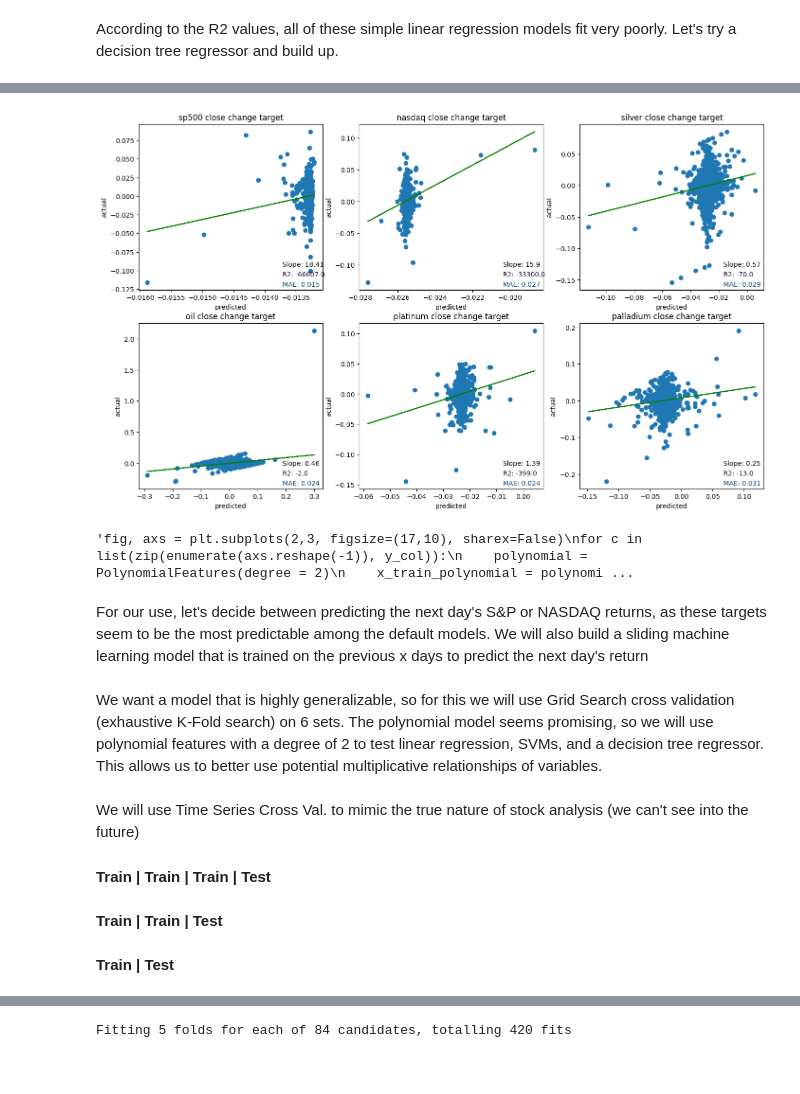
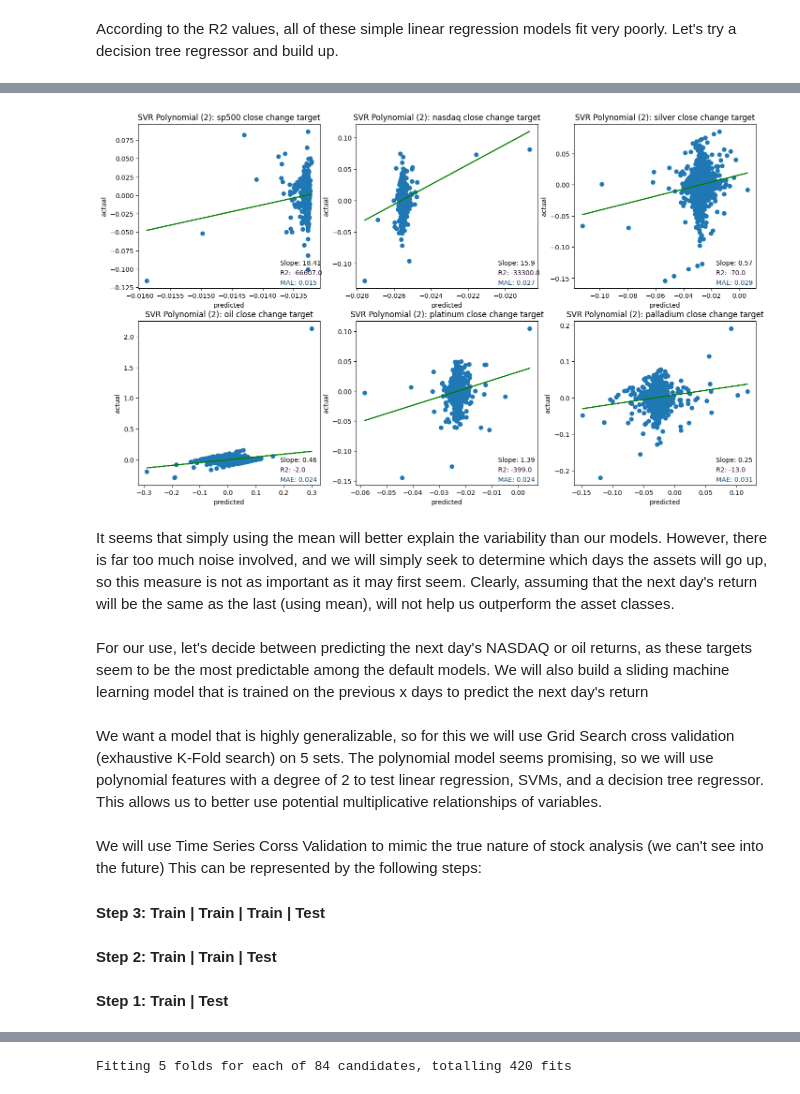
Before and after one commit to kklimov1/PriceRegressionPredictor, a Jupyter notebook: AssetAnalysisClean.ipynb, the cells around one changed output, grey strips where cells are left out. Cells and saved outputs as stored; diff of their text form; code cells hidden in the pictures.

```diff
--- a/AssetAnalysisClean.ipynb
+++ b/AssetAnalysisClean.ipynb
@@ -404,7 +409,7 @@ This is strictly for visual perposes. Even though we won't be utilizing PCA late
 # %% [markdown]
 Let's use KFold cross validation to determine which models and parameters are most promising on our training set
 # %%
-def test_model(model):
+def test_model(model, model_name):
     fig, axs = plt.subplots(2,3, figsize=(17,10), sharex=False)
     for c in list(zip(enumerate(axs.reshape(-1)), y_col)):
         i=c[0][0]
@@ -420,9 +425,9 @@ def test_model(model):
         ax.plot(y_pred, y_pred * m + b, c="green")
         ax.set_xlabel("predicted")
         ax.set_ylabel("actual")
+        ax.set_title(model_name + ": " + col)
         ax.scatter(y_pred, y_train[col])
         ax.text(x=0.78, y=0.14, s=f"Slope: {np.round(m,2)}", transform = ax.transAxes, color = 'black')
-        ax.set_title(col)
         ax.text(x=0.78, y=0.08, s=f"R2: {np.round(r2)}", transform = ax.transAxes, color = '#24042B')
         ax.text(x=0.78, y=0.02, s=f"MAE: {np.round(mae,3)}", transform = ax.transAxes, color = '#054270')
     #ax.text(x=0.71, y=0.76, s=f"MSE: {np.round(mse,3)}", transform = ax.transAxes, color = '#4E4763')
@@ -445,41 +448,17 @@ Obvious overfitting
 # %%
-test_model(svm.SVR(kernel='poly', degree=2))
+test_model(svm.SVR(kernel='poly', degree=2), "SVR Polynomial (2)")
 # %% [output]
-[figure, old version]
+[figure, new version]
-# %%
-"""fig, axs = plt.subplots(2,3, figsize=(17,10), sharex=False)
-for c in list(zip(enumerate(axs.reshape(-1)), y_col)):
-    polynomial = PolynomialFeatures(degree = 2)
-    x_train_polynomial = polynomial.fit_transform(x_train.iloc[:,1:])
-    #x_test_polynomial = polynomial.transform(x_test.iloc[:,1:])
-    i=c[0][0]
-    ax = c[0][1]
-    col = c[-1]
-    linear_model = LinearRegression()
-    linear_model.fit(x_train_polynomial, y_train[col])
-    y_pred = linear_model.predict(x_train_polynomial)
-    m, b = np.polyfit(y_pred, y_train[col], 1)
-    r2 = r2_score(y_pred, y_train[col])
-    mae = mean_absolute_error(y_pred, y_train[col])
-    mse = mean_squared_error(y_pred, y_train[col])
-    ax.plot(y_pred, y_pred * m + b, c="green")
-    ax.set_xlabel("predicted")
-    ax.set_ylabel("actual")
-    ax.scatter(y_pred, y_train[col])
-    ax.text(x=0.78, y=0.14, s=f"Slope: {np.round(m,2)}", transform = ax.transAxes, color = 'black')
-    ax.set_title(col)
-    ax.text(x=0.78, y=0.08, s=f"R2: {np.round(r2)}", transform = ax.transAxes, color = '#24042B')
-    ax.text(x=0.78, y=0.02, s=f"MAE: {np.round(mae,3)}", transform = ax.transAxes, color = '#054270')
-#ax.text(x=0.71, y=0.76, s=f"MSE: {np.round(mse,3)}", transform = ax.transAxes, color = '#4E4763')"""
-# %% [output]
-'fig, axs = plt.subplots(2,3, figsize=(17,10), sharex=False)\nfor c in list(zip(enumerate(axs.reshape(-1)), y_col)):\n    polynomial = PolynomialFeatures(degree = 2)\n    x_train_polynomial = polynomi ...
+# %% [markdown]
+It seems that simply using the mean will better explain the variability than our models. However, there is far too much noise involved, and we will simply seek to determine which days the assets will go up, so this measure is not as important as it may first seem. Clearly, assuming that the next day's return will be the same as the last (using mean), will not help us outperform the asset classes.
 # %% [markdown]
-For our use, let's decide between predicting the next day's S&P or NASDAQ returns, as these targets seem to be the most predictable among the default models. We will also build a sliding machine learning model that is trained on the previous x days to predict the next day's return
+For our use, let's decide between predicting the next day's NASDAQ or oil returns, as these targets seem to be the most predictable among the default models. We will also build a sliding machine learning model that is trained on the previous x days to predict the next day's return
 # %% [markdown]
-We want a model that is highly generalizable, so for this we will use Grid Search cross validation (exhaustive K-Fold search) on 6 sets. The polynomial model seems promising, so we will use polynomial features with a degree of 2 to test linear regression, SVMs, and a decision tree regressor. This allows us to better use potential multiplicative relationships of variables.
+We want a model that is highly generalizable, so for this we will use Grid Search cross validation (exhaustive K-Fold search) on 5 sets. The polynomial model seems promising, so we will use polynomial features with a degree of 2 to test linear regression, SVMs, and a decision tree regressor. This allows us to better use potential multiplicative relationships of variables.
 # %% [markdown]
-We will use Time Series Cross Val. to mimic the true nature of stock analysis (we can't see into the future)
-#### Train | Train | Train | Test
-#### Train | Train | Test
-#### Train | Test
+We will use Time Series Corss Validation to mimic the true nature of stock analysis (we can't see into the future)
+This can be represented by the following steps:
+#### Step 3: Train | Train | Train | Test
+#### Step 2: Train | Train | Test
+#### Step 1: Train | Test
 # %%
```
Also changed, not shown: parts of 20 cells of this notebook, 1 other file.
